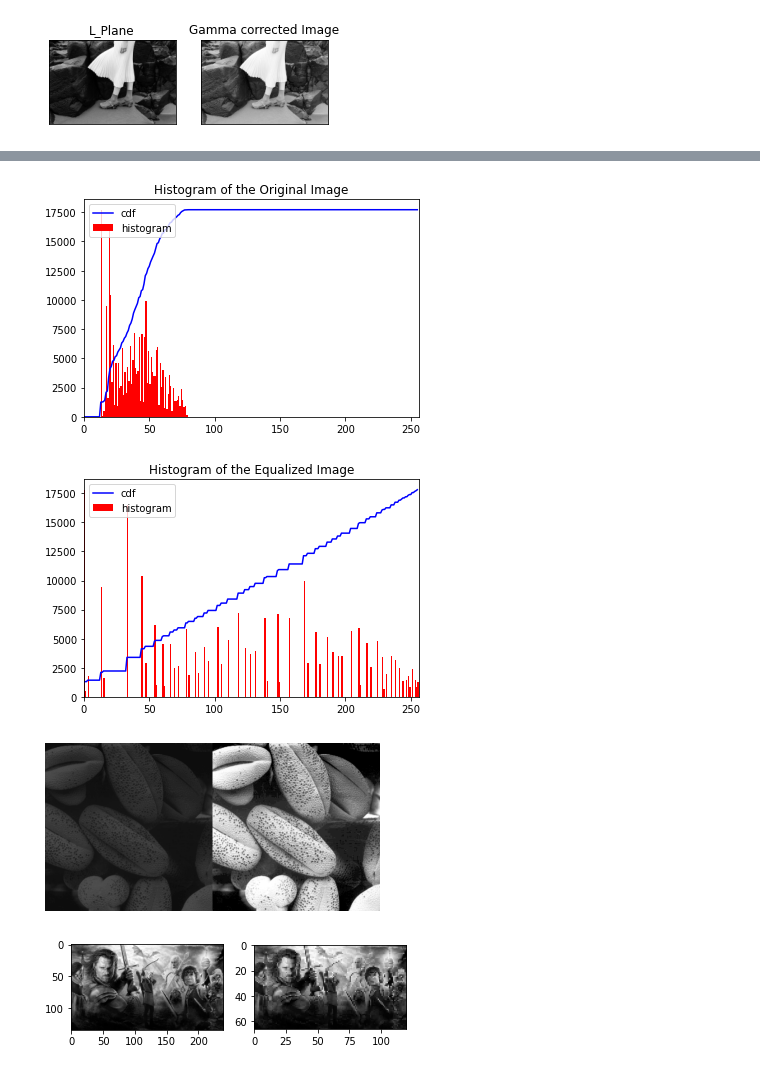
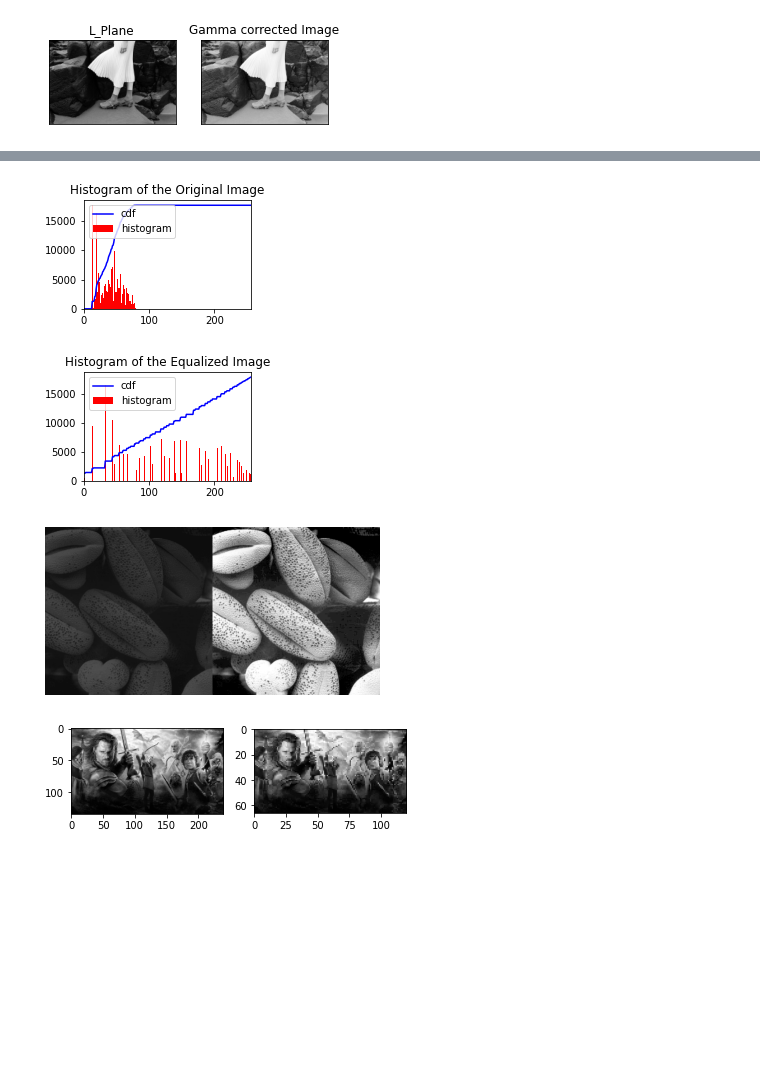
Before and after one commit to luxshan21/Image_Processing_Works_190364C, a Jupyter notebook: Assignments/Assignment_01/Assignment_01_190364C.ipynb, the cells around one changed output, grey strips where cells are left out. Cells and saved outputs as stored; diff of their text form; code cells hidden in the pictures; blank space fills up the shorter version.

```diff
--- a/Assignments/Assignment_01/Assignment_01_190364C.ipynb
+++ b/Assignments/Assignment_01/Assignment_01_190364C.ipynb
@@ -102,28 +103,30 @@ plt.show()
 # %%
 # Question 4
 import cv2 as cv
 import numpy as np
 from matplotlib import pyplot as plt
 img = cv.imread("shells.png",cv.IMREAD_GRAYSCALE)
 hist, bins = np.histogram(img.ravel(),256,[0,256])
 cdf = hist.cumsum()
 cdf_normalized = cdf*hist.max() / cdf.max()
+plt.figure(figsize=(3,2))
 plt.plot(cdf_normalized, color = 'b'),plt.hist(img.flatten(),256,[0,256],color='r') ,plt.xlim ([0,256])
 plt.legend(('cdf','histogram'), loc = 'upper left'),plt.title ('Histogram of the Original Image'),plt.show()
 equ = cv.equalizeHist(img)
 hist, bins = np.histogram (equ.ravel(),256,[0,256])
 cdf = hist.cumsum()
 cdf_normalized = cdf * hist.max()/cdf.max()
+plt.figure(figsize=(3,2))
 plt.plot (cdf_normalized, color = 'b')
 plt.hist(equ.flatten (),256,[0,256], color = 'r') ,plt.xlim ([0,256])
 plt.legend (('cdf', 'histogram'), loc = 'upper left')
 plt.title('Histogram of the Equalized Image'),plt.show()
 res = np.hstack ((img, equ))
 plt.axis('off'),plt.imshow(res,cmap= 'gray')
 plt.show()
 # %% [output]
-[figure, old version]
+[figure, new version]
-[figure, old version]
+[figure, new version]
 [figure]
 # %%
 # Question 5 (a)
```
Also changed, not shown: parts of 1 cell of this notebook.
